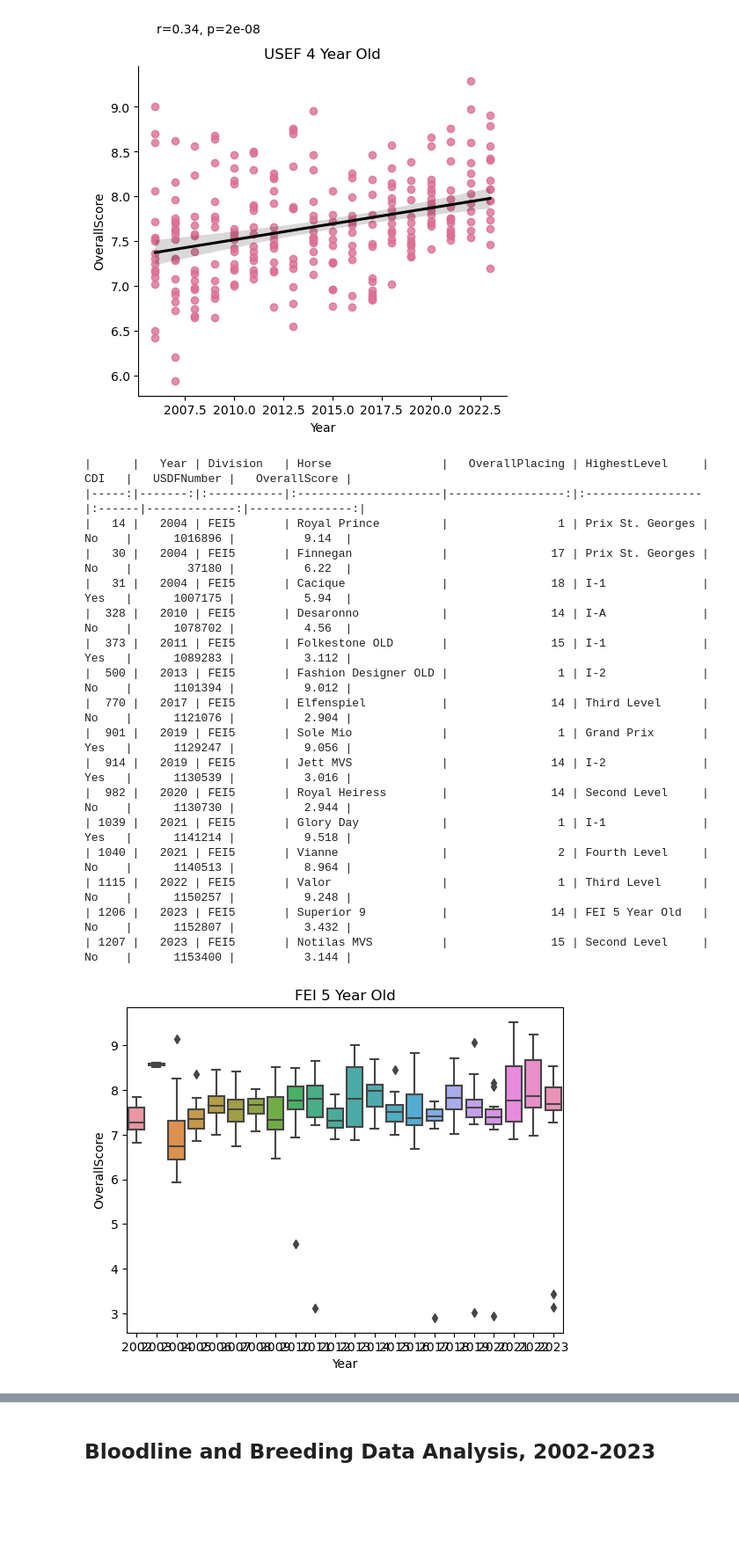
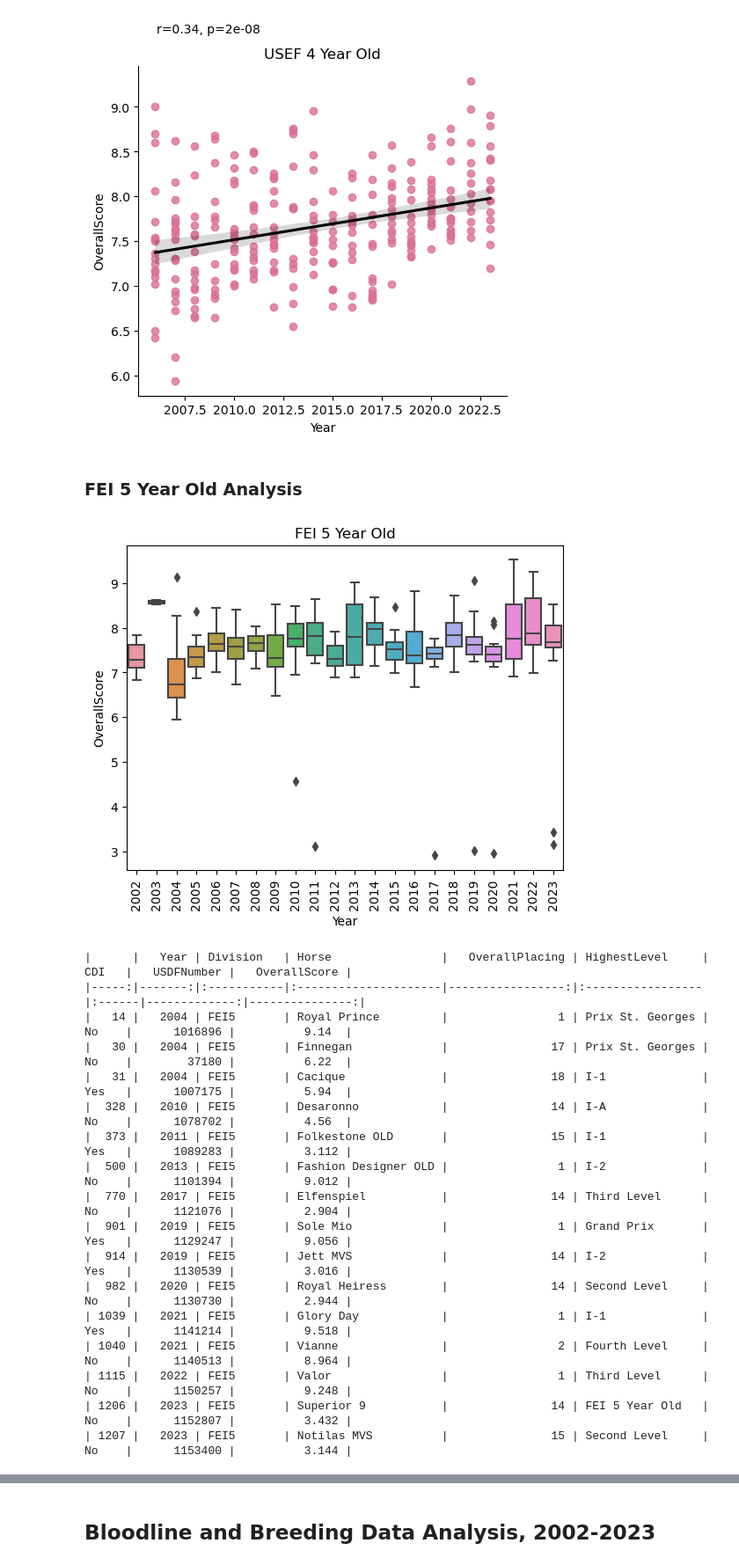
Before and after one commit to siobyrne/young-dressage-horse-program-analysis, a Jupyter notebook: younghorse.ipynb, the cells around one changed output, grey strips where cells are left out. Shown at 88% size. Cells and saved outputs as stored; diff of their text form; code cells hidden in the pictures; blank space fills up the shorter version.

```diff
--- a/younghorse.ipynb
+++ b/younghorse.ipynb
@@ -472,26 +485,36 @@ four.savefig('images/usef4-scatter.png')
 # %% [output]
 [figure]
+# %% [markdown]
+### FEI 5 Year Old Analysis
 # %%
-
-
-five_year_old_scores = total_horses = championship_df.loc[(championship_df["Division"].str.contains("FEI5"))]
+# select FEI 5 Year Old scores
+five_year_old_scores = championship_df.loc[(championship_df["Division"].str.contains("FEI5"))]
 
 # calculate IQR for column OverallScore
 Q1 = five_year_old_scores['OverallScore'].quantile(0.25)
 Q3 = five_year_old_scores['OverallScore'].quantile(0.75)
 IQR = Q3 - Q1
 
 # create boxplot to visualize outliers
-sns.boxplot(data=five_year_old_scores, x='Year', y='OverallScore').set(title='FEI 5 Year Old')
+ax = sns.boxplot(data=five_year_old_scores, x='Year', y='OverallScore')
+
+# set title and xticks
+plt.title('FEI 5 Year Old')
+plt.xticks(rotation=90)
+
+# save and show figure
+plt.savefig('images/fei5-boxplot.png')
+plt.show()
 
 # identify outliers
 threshold = 1.5
 outliers = five_year_old_scores[(five_year_old_scores['OverallScore'] < Q1 - threshold * IQR) | (five_year_old_scores['OverallScore'] > Q3 + threshold * IQR)]
 print(outliers.to_markdown())
 
 # drop the outliers that are the result of horses participating in only one half of the competition, resulting in an artificially low score
 five_year_old_scores = five_year_old_scores.drop(five_year_old_scores[five_year_old_scores['OverallScore'] <= 5.7].index)
 # %% [output]
+[figure, new version]
 |      |   Year | Division   | Horse                |   OverallPlacing | HighestLevel     | CDI   |   USDFNumber |   OverallScore |
 |-----:|-------:|:-----------|:---------------------|-----------------:|:-----------------|:------|-------------:|---------------:|
 |   14 |   2004 | FEI5       | Royal Prince         |                1 | Prix St. Georges | No    |      1016896 |          9.14  |
@@ -509,5 +532,4 @@ five_year_old_scores = five_year_old_scores.drop(five_year_old_scores[five_year_
 | 1115 |   2022 | FEI5       | Valor                |                1 | Third Level      | No    |      1150257 |          9.248 |
 | 1206 |   2023 | FEI5       | Superior 9           |               14 | FEI 5 Year Old   | No    |      1152807 |          3.432 |
 | 1207 |   2023 | FEI5       | Notilas MVS          |               15 | Second Level     | No    |      1153400 |          3.144 |
-[figure, old version]
 # %%
```
Also changed, not shown: parts of 18 cells of this notebook, 12 other files.
